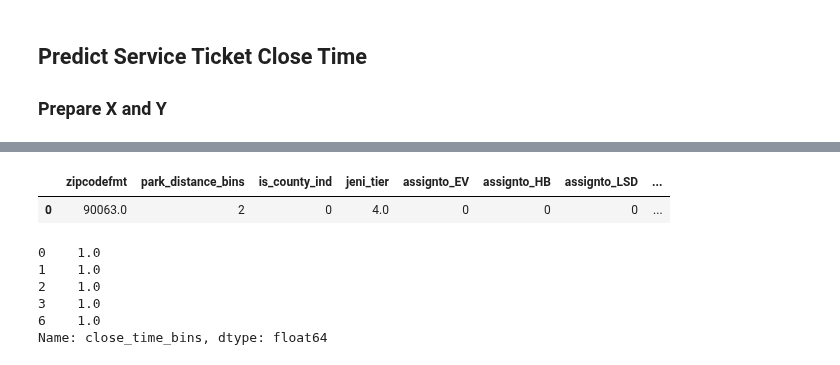
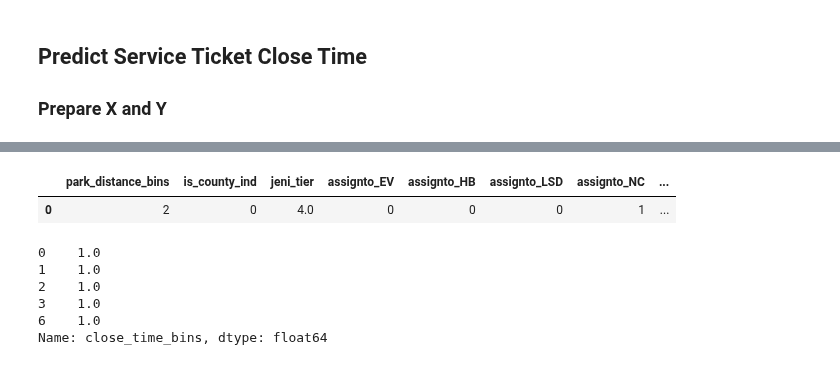
Before and after one commit to aeaiu/usable_ai_project, a Jupyter notebook: Notebooks/7_ml_prediction.ipynb, the cells around one changed output, grey strips where cells are left out. Drawn from its saved outputs; the diff is of its cells as text; code cells hidden in the pictures.

```diff
--- a/Notebooks/7_ml_prediction.ipynb
+++ b/Notebooks/7_ml_prediction.ipynb
@@ -195,12 +195,13 @@ df.shape , df_original.shape
 # %%
 x = df[list(numeric_variables.columns)]
 # %%
-#x = x.drop(['close_time_days','zipcodefmt'], axis =1)
+x = x.drop(['close_time_days'], axis =1)
+x = x.drop(['zipcodefmt'], axis =1)
 x = x.drop(['close_time_bins'], axis=1)
 x.head(1)
 # %% [output]
-|  | zipcodefmt | park_distance_bins | is_county_ind | jeni_tier | assignto_EV | assignto_HB | assignto_LSD | ... |
-| 0 | 90063.0 | 2 | 0 | 4.0 | 0 | 0 | 0 | ... |
+|  | park_distance_bins | is_county_ind | jeni_tier | assignto_EV | assignto_HB | assignto_LSD | assignto_NC | ... |
+| 0 | 2 | 0 | 4.0 | 0 | 0 | 0 | 1 | ... |
 # %%
 y = df['close_time_bins']
 # %%
```
Also changed, not shown: parts of 13 cells of this notebook.
